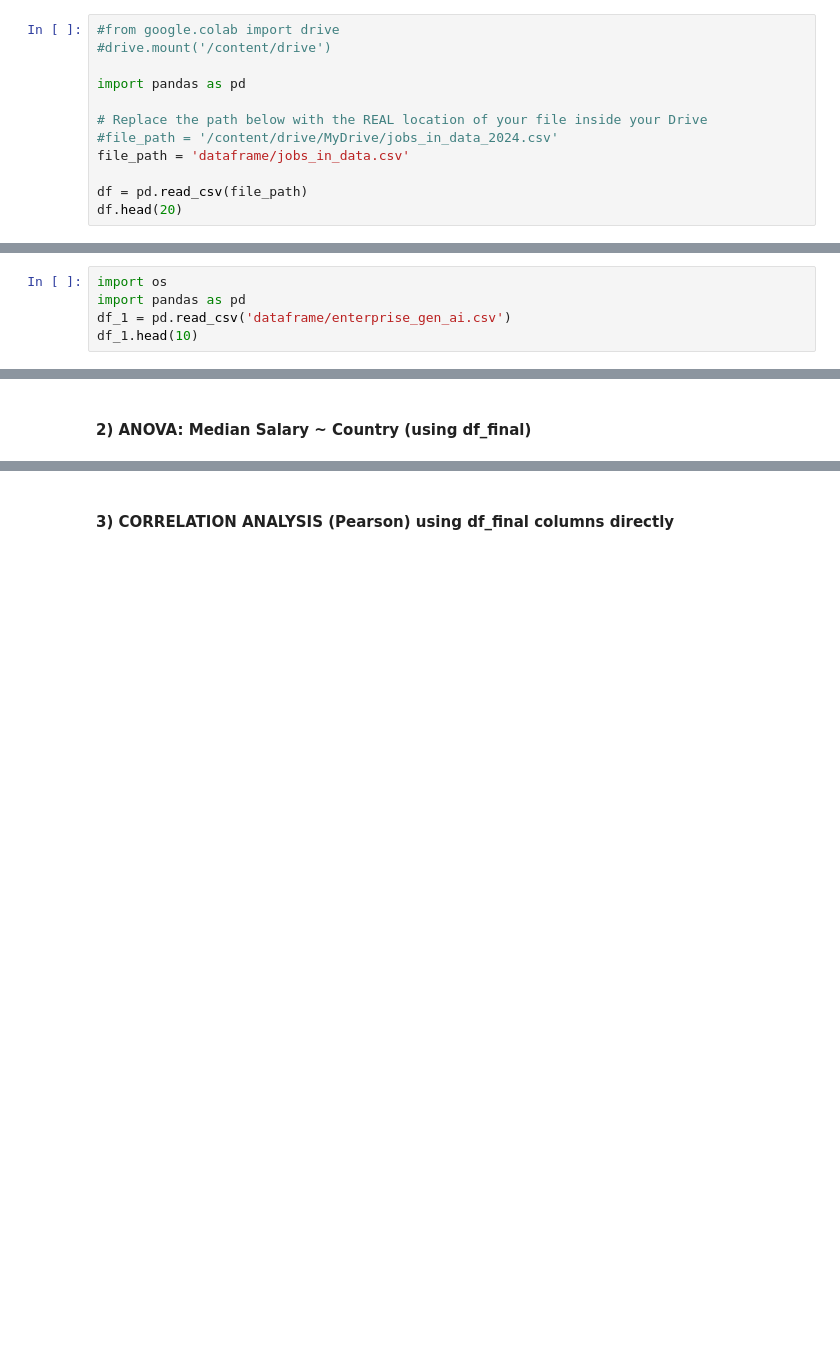
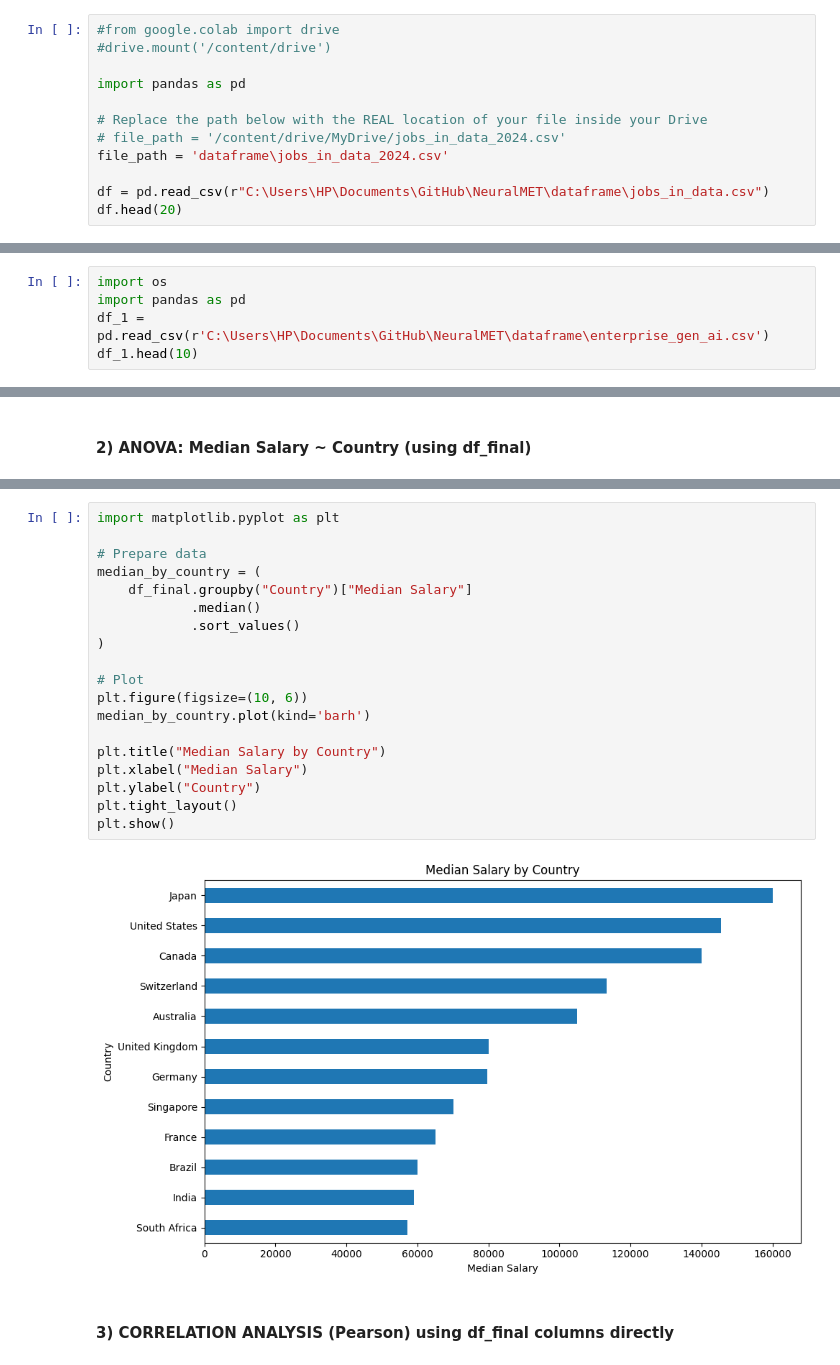
Before and after one commit to nchaubey12/NeuralMET, a Jupyter notebook: notebook/nueramet.ipynb, the cells around one changed output, grey strips where cells are left out. Cells and saved outputs as stored; diff of their text form; blank space fills up the shorter version.

```diff
--- a/notebook/nueramet.ipynb
+++ b/notebook/nueramet.ipynb
@@ -27,10 +27,10 @@ import os
 import pandas as pd
 
 # Replace the path below with the REAL location of your file inside your Drive
-#file_path = '/content/drive/MyDrive/jobs_in_data_2024.csv'
-file_path = 'dataframe/jobs_in_data.csv'
+# file_path = '/content/drive/MyDrive/jobs_in_data_2024.csv'
+file_path = 'dataframe\jobs_in_data_2024.csv'
 
-df = pd.read_csv(file_path)
+df = pd.read_csv(r"C:\Users\HP\Documents\GitHub\NeuralMET\dataframe\jobs_in_data.csv")
 df.head(20)
 # %% [output]
 |  | work_year | experience_level | employment_type | job_title | salary | salary_currency | salary_in_usd | ... |
@@ -186,7 +186,7 @@ plt.savefig('box_plots_outliers.png')
 # %%
 import os
 import pandas as pd
-df_1 = pd.read_csv('dataframe/enterprise_gen_ai.csv')
+df_1 = pd.read_csv(r'C:\Users\HP\Documents\GitHub\NeuralMET\dataframe\enterprise_gen_ai.csv')
 df_1.head(10)
 # %% [output]
 |  | Company Name | Industry | Country | GenAI Tool | Adoption Year | Number of Employees Impacted | New Roles Created | ... |
@@ -542,3 +588,24 @@ INSIGHT:
+# %%
+import matplotlib.pyplot as plt
+
+# Prepare data
+median_by_country = (
+    df_final.groupby("Country")["Median Salary"]
+            .median()
+            .sort_values()
+)
+
+# Plot
+plt.figure(figsize=(10, 6))
+median_by_country.plot(kind='barh')
+
+plt.title("Median Salary by Country")
+plt.xlabel("Median Salary")
+plt.ylabel("Country")
+plt.tight_layout()
+plt.show()
+# %% [output]
+[figure, added]
 # %% [markdown]
 #### 3) CORRELATION ANALYSIS (Pearson) using df_final columns directly
 # %%
```
Also changed, not shown: parts of 21 cells of this notebook, 1 other file.
